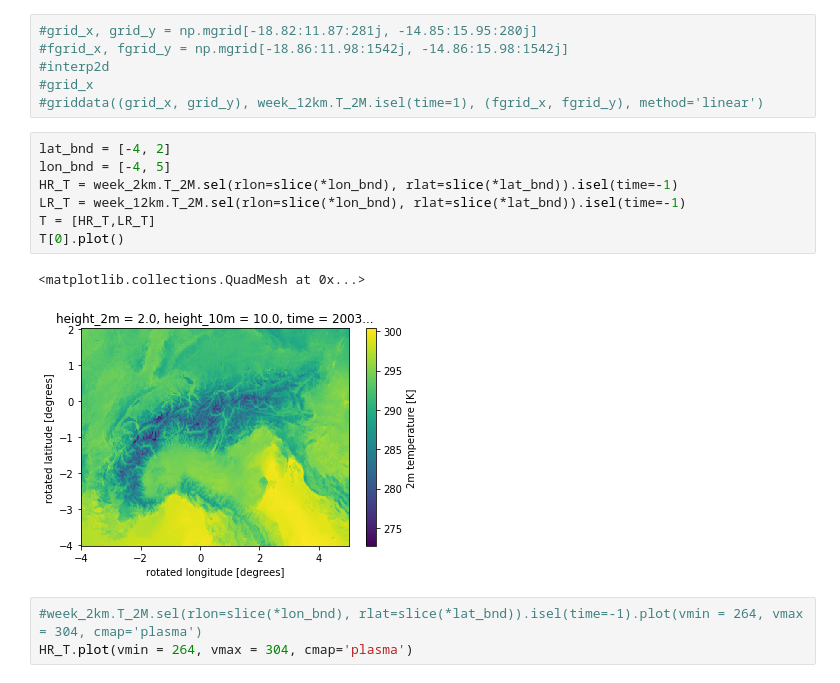
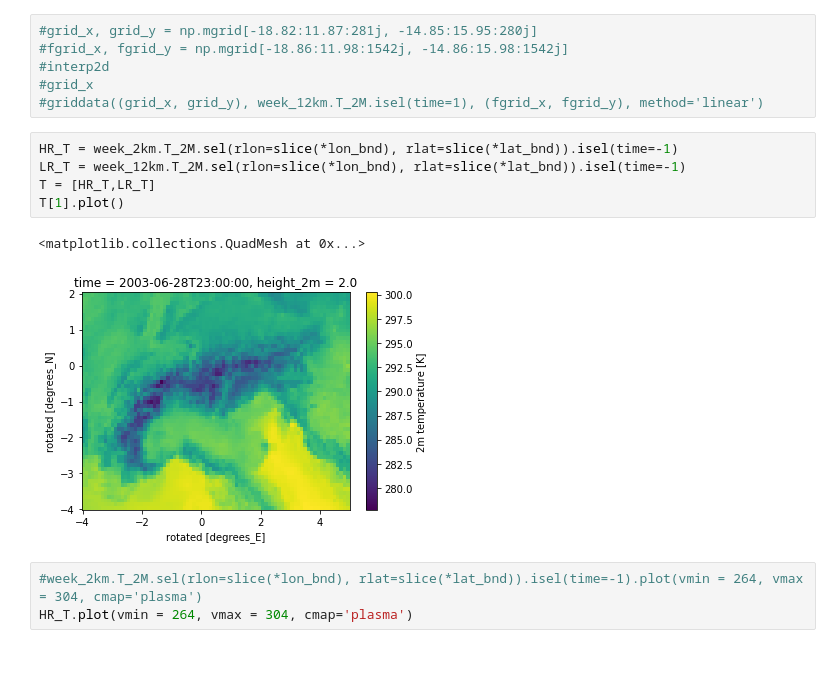
Before and after one commit to LeoMicollet/Downscaling_CM, a Jupyter notebook: dev/Baselines.ipynb, the cells around one changed output. Cells and saved outputs as stored; diff of their text form.

```diff
--- a/dev/Baselines.ipynb
+++ b/dev/Baselines.ipynb
@@ -93,15 +139,13 @@ The bilinear, bicubic and quintic interpolation will be made using interp2d, wit
 #grid_x
 #griddata((grid_x, grid_y), week_12km.T_2M.isel(time=1), (fgrid_x, fgrid_y), method='linear')
 # %%
-lat_bnd = [-4, 2]
-lon_bnd = [-4, 5]
 HR_T = week_2km.T_2M.sel(rlon=slice(*lon_bnd), rlat=slice(*lat_bnd)).isel(time=-1)
 LR_T = week_12km.T_2M.sel(rlon=slice(*lon_bnd), rlat=slice(*lat_bnd)).isel(time=-1)
 T = [HR_T,LR_T]
-T[0].plot()
+T[1].plot()
 # %% [output]
 <matplotlib.collections.QuadMesh at 0x...>
-[figure, old version]
+[figure, new version]
 # %%
 #week_2km.T_2M.sel(rlon=slice(*lon_bnd), rlat=slice(*lat_bnd)).isel(time=-1).plot(vmin = 264, vmax = 304, cmap='plasma')
 HR_T.plot(vmin = 264, vmax = 304, cmap='plasma')
```
Also changed, not shown: parts of 9 cells of this notebook, 2 other files.
